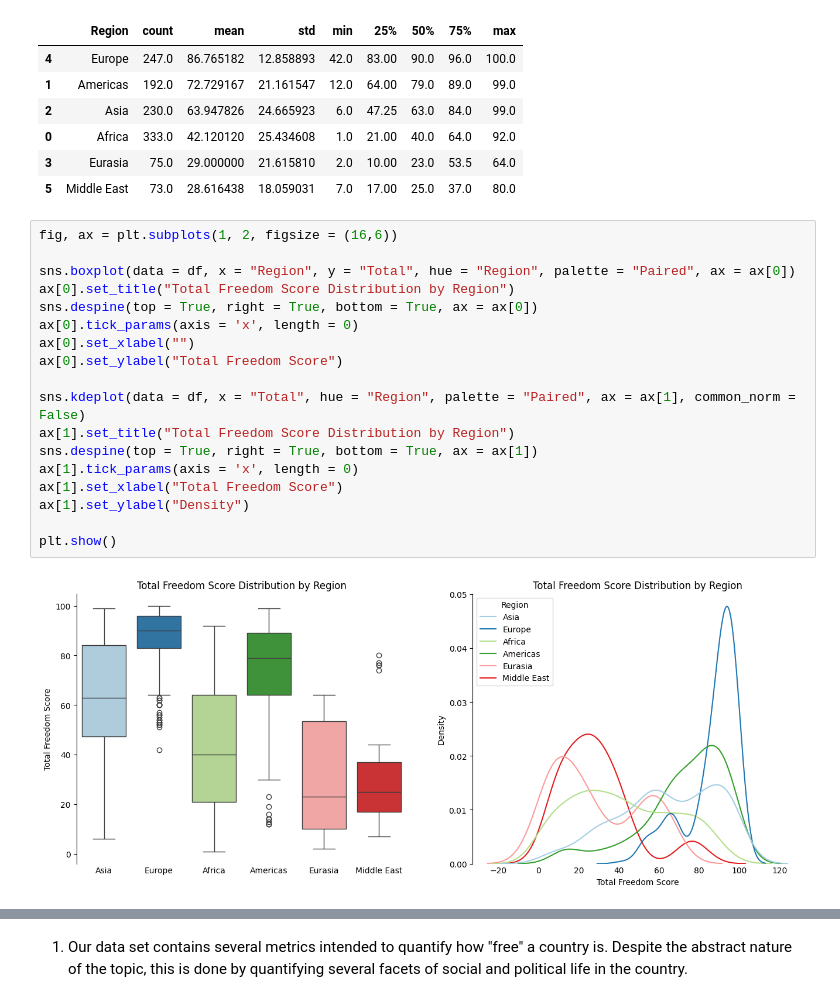
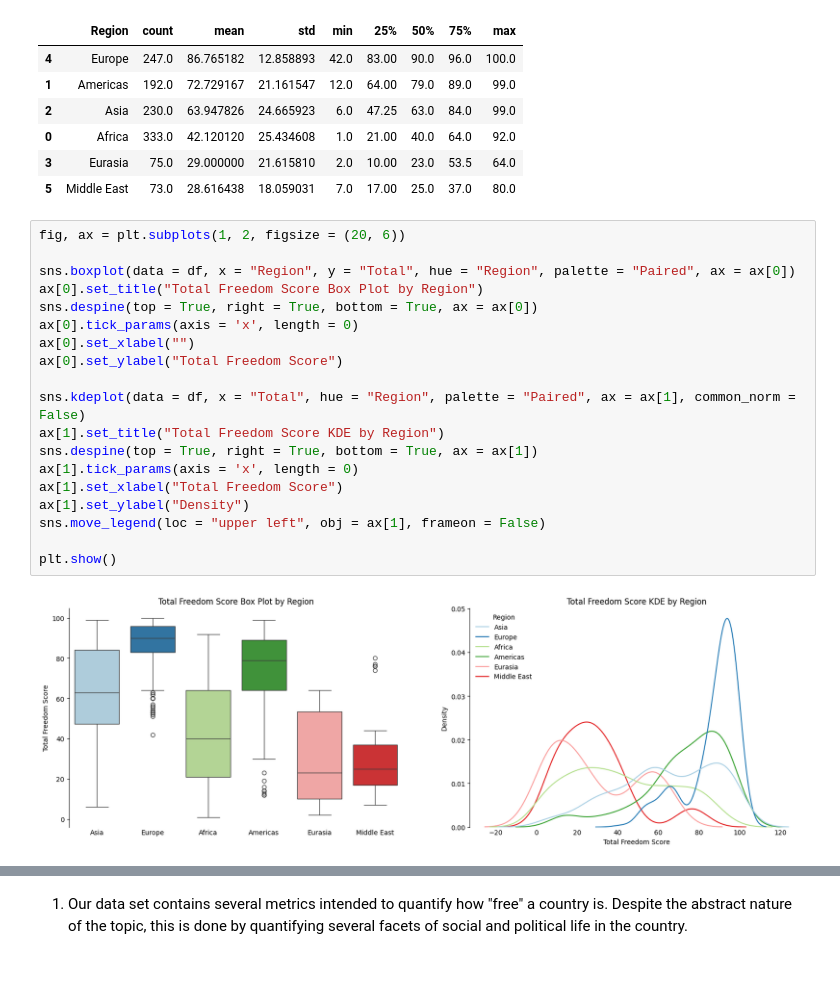
Before and after one commit to AidanMayhue/ml_3021_project, a Jupyter notebook: EDA/EDA.ipynb, the cells around one changed output, grey strips where cells are left out. Cells and saved outputs as stored; diff of their text form; blank space fills up the shorter version.

Commit message:
Added plot to EDA

```diff
--- a/EDA/EDA.ipynb
+++ b/EDA/EDA.ipynb
@@ -31,22 +31,23 @@ df_region.head(10)
 | 3 | Eurasia | 75.0 | 29.000000 | 21.615810 | 2.0 | 10.00 | 23.0 | 53.5 | 64.0 |
 | 5 | Middle East | 73.0 | 28.616438 | 18.059031 | 7.0 | 17.00 | 25.0 | 37.0 | 80.0 |
 # %%
-fig, ax = plt.subplots(1, 2, figsize = (16,6))
+fig, ax = plt.subplots(1, 2, figsize = (20, 6))
 
 sns.boxplot(data = df, x = "Region", y = "Total", hue = "Region", palette = "Paired", ax = ax[0])
-ax[0].set_title("Total Freedom Score Distribution by Region")
+ax[0].set_title("Total Freedom Score Box Plot by Region")
 sns.despine(top = True, right = True, bottom = True, ax = ax[0])
 ax[0].tick_params(axis = 'x', length = 0)
 ax[0].set_xlabel("")
 ax[0].set_ylabel("Total Freedom Score")
 
 sns.kdeplot(data = df, x = "Total", hue = "Region", palette = "Paired", ax = ax[1], common_norm = False)
-ax[1].set_title("Total Freedom Score Distribution by Region")
+ax[1].set_title("Total Freedom Score KDE by Region")
 sns.despine(top = True, right = True, bottom = True, ax = ax[1])
 ax[1].tick_params(axis = 'x', length = 0)
 ax[1].set_xlabel("Total Freedom Score")
 ax[1].set_ylabel("Density")
+sns.move_legend(loc = "upper left", obj = ax[1], frameon = False)
 
 plt.show()
 # %% [output]
-[figure, old version]
+[figure, new version]
```
Also changed, not shown: parts of 2 cells of this notebook.
